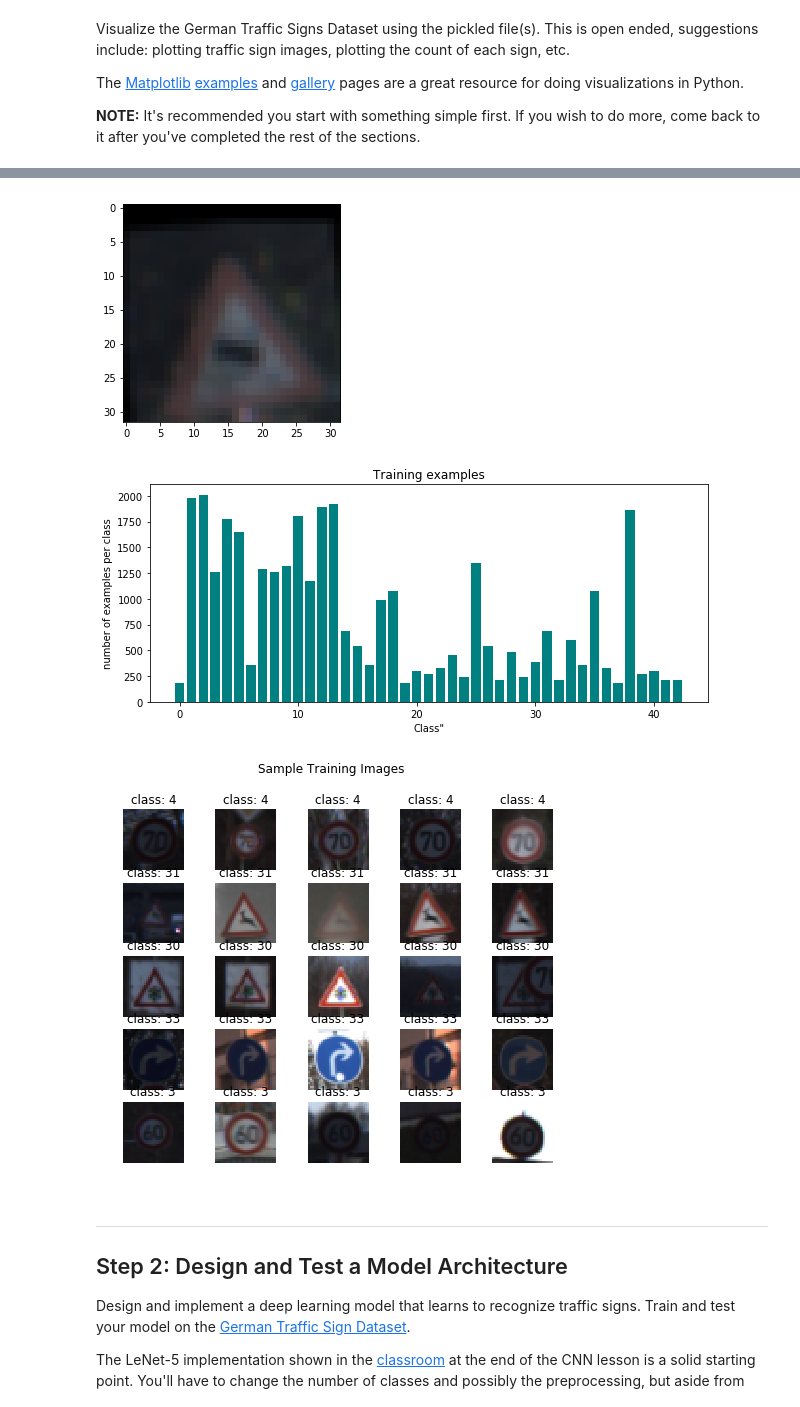
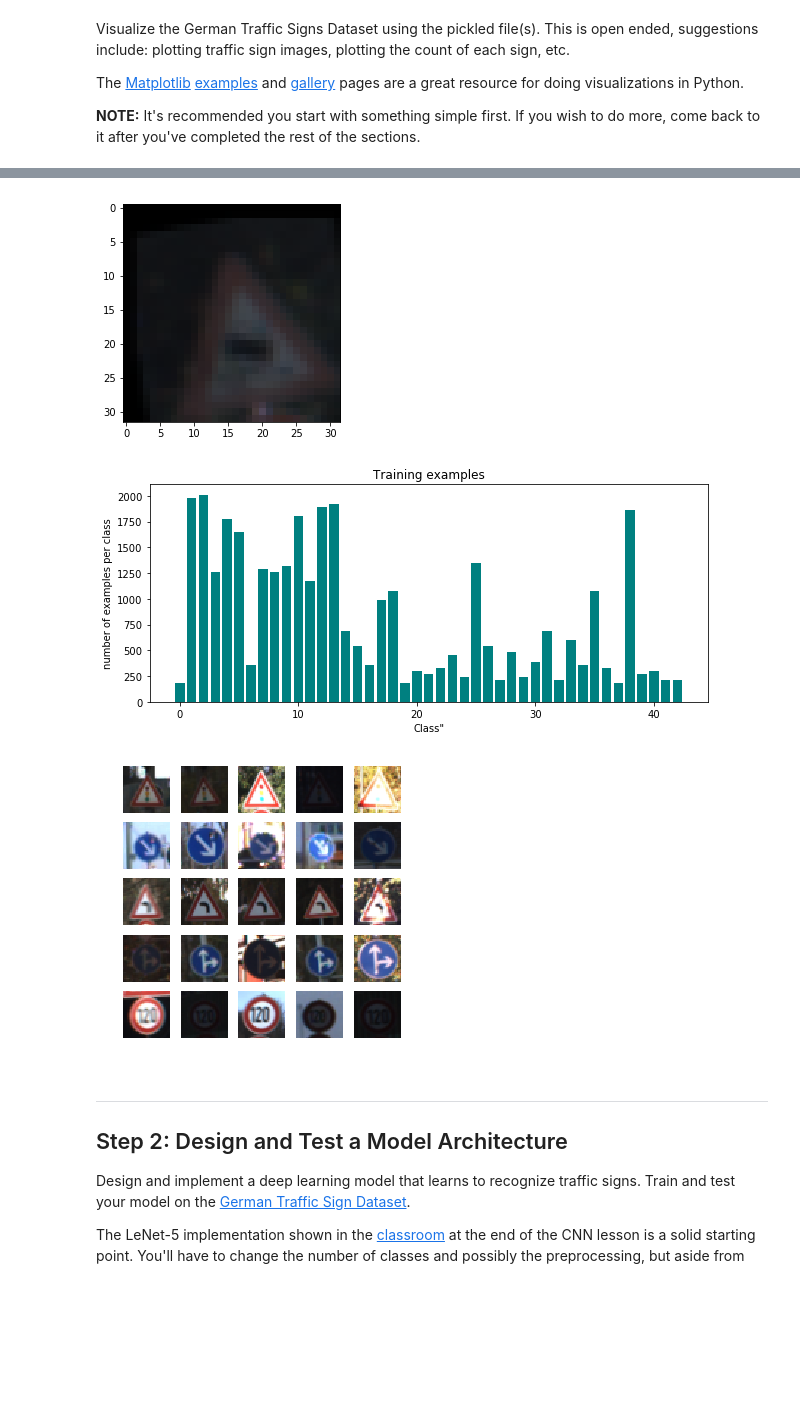
Before and after one commit to orzzzl/Traffic-Sign-Classifier, a Jupyter notebook: Traffic_Sign_Classifier.ipynb, the cells around one changed output, grey strips where cells are left out. Saved outputs shown, nothing was run; the diff lists cells and outputs as text; code cells hidden in the pictures; blank space fills up the shorter version.

```diff
--- a/Traffic_Sign_Classifier.ipynb
+++ b/Traffic_Sign_Classifier.ipynb
@@ -98,40 +98,35 @@ The [Matplotlib](http://matplotlib.org/) [examples](http://matplotlib.org/exampl
 # %%
 ### Data exploration visualization code goes here.
 ### Feel free to use as many code cells as needed.
 import matplotlib.pyplot as plt
 import helper
 import cv2
 import tensorflow as tf
 import numpy as np
 # Visualizations will be shown in the notebook.
 
-def display_images(X_train, y_train, n_rows, n_cols, graph_title='Sample Training Images'):
-    '''
-    Simple utility function for displaying images.
-    '''
-    plt.figure(figsize=(8, 6.5))
-    selected_classes = np.random.randint(44, size=n_rows)
+def display_images(X_train, y_train, n_rows, n_cols):
+    plt.figure(figsize=(5, 5))
+    selected = np.random.randint(44, size=n_rows)
     image_number = 1
-    for row in selected_classes:
+    for row in selected:
         for col in range(1, n_cols + 1):
             plt.subplot(n_rows, n_cols, image_number)
             image_number += 1
             x_selected = X_train[y_train == row]
             random_index = np.random.randint(x_selected.shape[0])
             plt.imshow(x_selected[random_index, :, :, :])
             plt.axis('off')
-            plt.title('class: {}'.format(row))
-    plt.suptitle(graph_title)
     plt.show()
 
 %matplotlib inline
 helper.show_image(X_valid[1003])
 helper.show_image(helper.transform(X_train[2003]))
 helper.draw_class_distribution(y_train)
 display_images(X_train, y_train, 5, 5)
 # %% [output]
 [figure]
-[figure, old version]
+[figure, new version]
 [figure]
-[figure, old version]
+[figure, new version]
 # %% [markdown]
```
Also changed, not shown: parts of 5 cells of this notebook, 4 other files.
